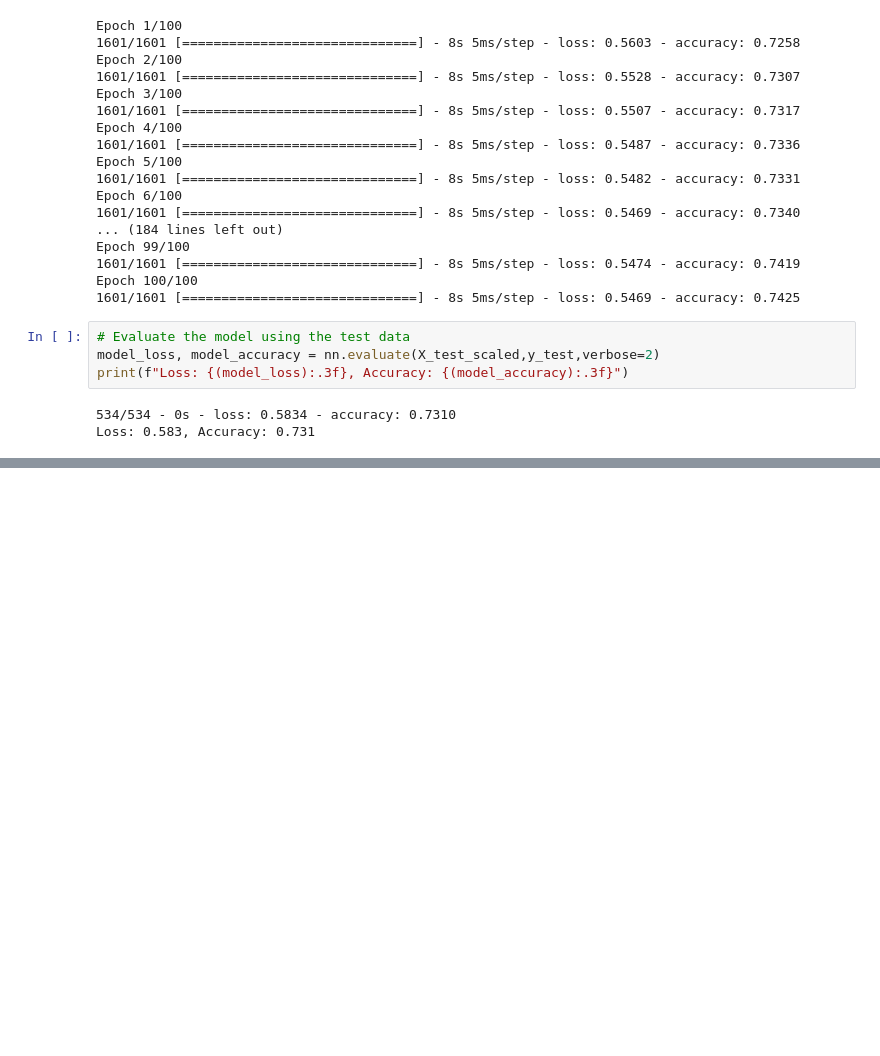
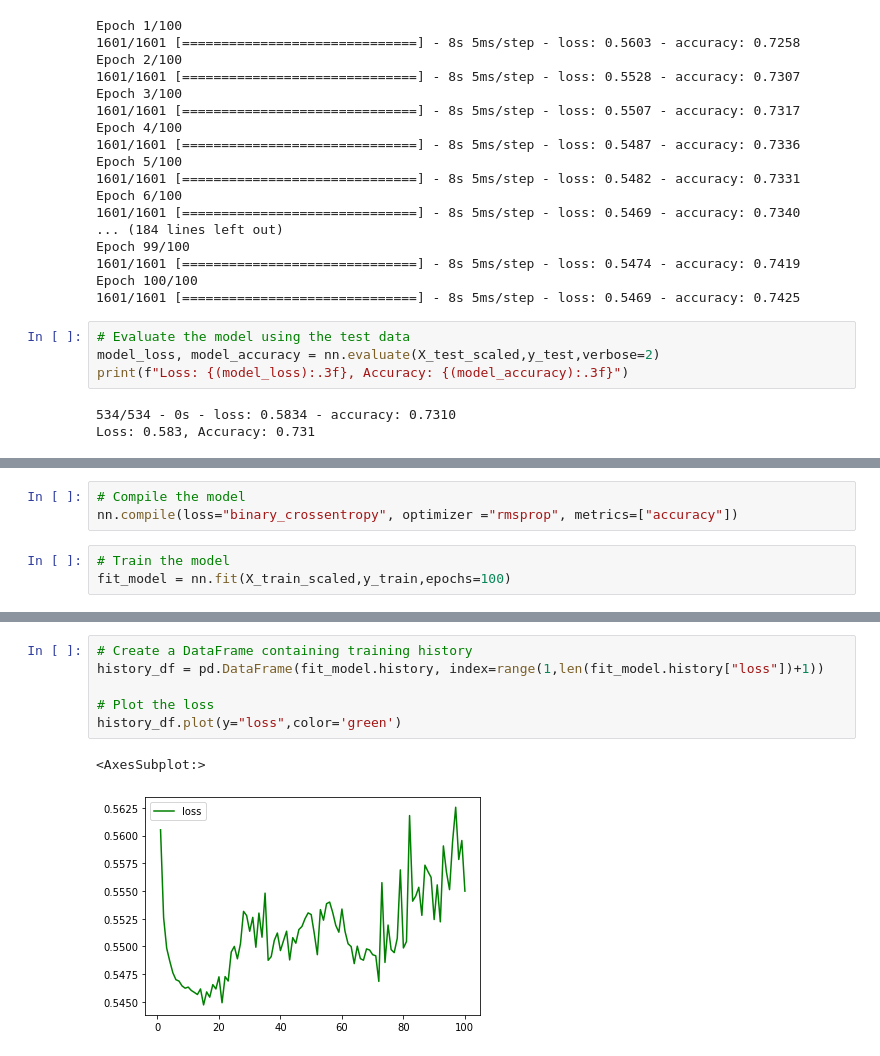
Before and after one commit to krishnakalisarkar/Be_Heart_Smart, a Jupyter notebook: Krish/segment_2/notebook/Cardio_Neural_network_2.ipynb, the cells around one changed output, grey strips where cells are left out. Cells and saved outputs as stored; diff of their text form; blank space fills up the shorter version.

```diff
--- a/Krish/segment_2/notebook/Cardio_Neural_network_2.ipynb
+++ b/Krish/segment_2/notebook/Cardio_Neural_network_2.ipynb
@@ -462,0 +750,6 @@ Loss: 0.583, Accuracy: 0.731
+# %%
+# Compile the model
+nn.compile(loss="binary_crossentropy", optimizer ="rmsprop", metrics=["accuracy"])
+# %%
+# Train the model
+fit_model = nn.fit(X_train_scaled,y_train,epochs=100)
@@ -462,0 +781,9 @@ Loss: 0.583, Accuracy: 0.731
+# %%
+# Create a DataFrame containing training history
+history_df = pd.DataFrame(fit_model.history, index=range(1,len(fit_model.history["loss"])+1))
+
+# Plot the loss
+history_df.plot(y="loss",color='green')
+# %% [output]
+<AxesSubplot:>
+[figure, added]
```
Also changed, not shown: parts of 26 cells of this notebook, 10 other files.
